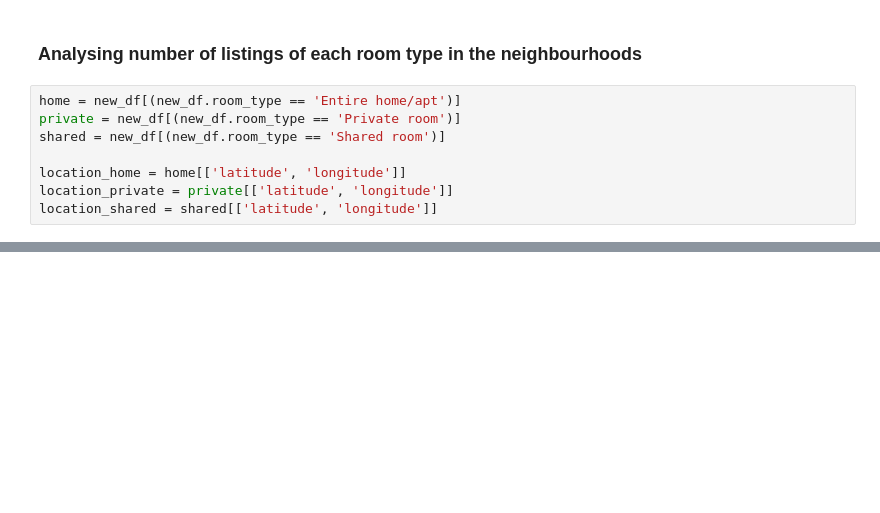
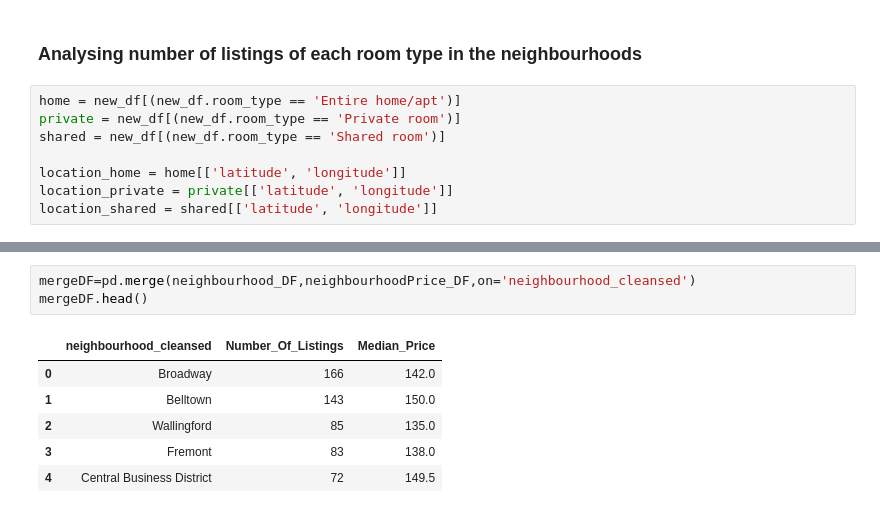
Before and after one commit to bhavya-06darshnik/Airbnb_Data_Analysis, a Jupyter notebook: EDA_2.ipynb, the cells around one changed output, grey strips where cells are left out. Cells and saved outputs as stored; diff of their text form; blank space fills up the shorter version.

```diff
--- a/EDA_2.ipynb
+++ b/EDA_2.ipynb
@@ -135,0 +162,10 @@ show(plot)
+# %%
+mergeDF=pd.merge(neighbourhood_DF,neighbourhoodPrice_DF,on='neighbourhood_cleansed')
+mergeDF.head()
+# %% [output]
+|  | neighbourhood_cleansed | Number_Of_Listings | Median_Price |
+| 0 | Broadway | 166 | 142.0 |
+| 1 | Belltown | 143 | 150.0 |
+| 2 | Wallingford | 85 | 135.0 |
+| 3 | Fremont | 83 | 138.0 |
+| 4 | Central Business District | 72 | 149.5 |
```
Also changed, not shown: parts of 9 cells of this notebook, 1 other file.
